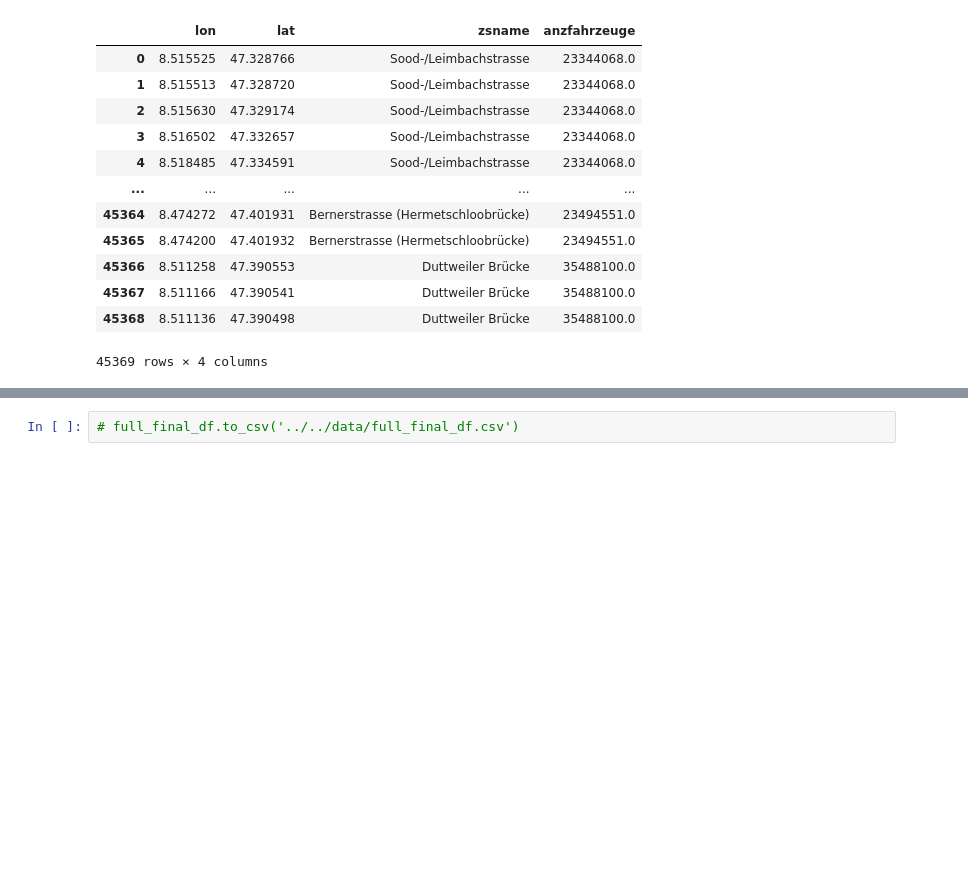
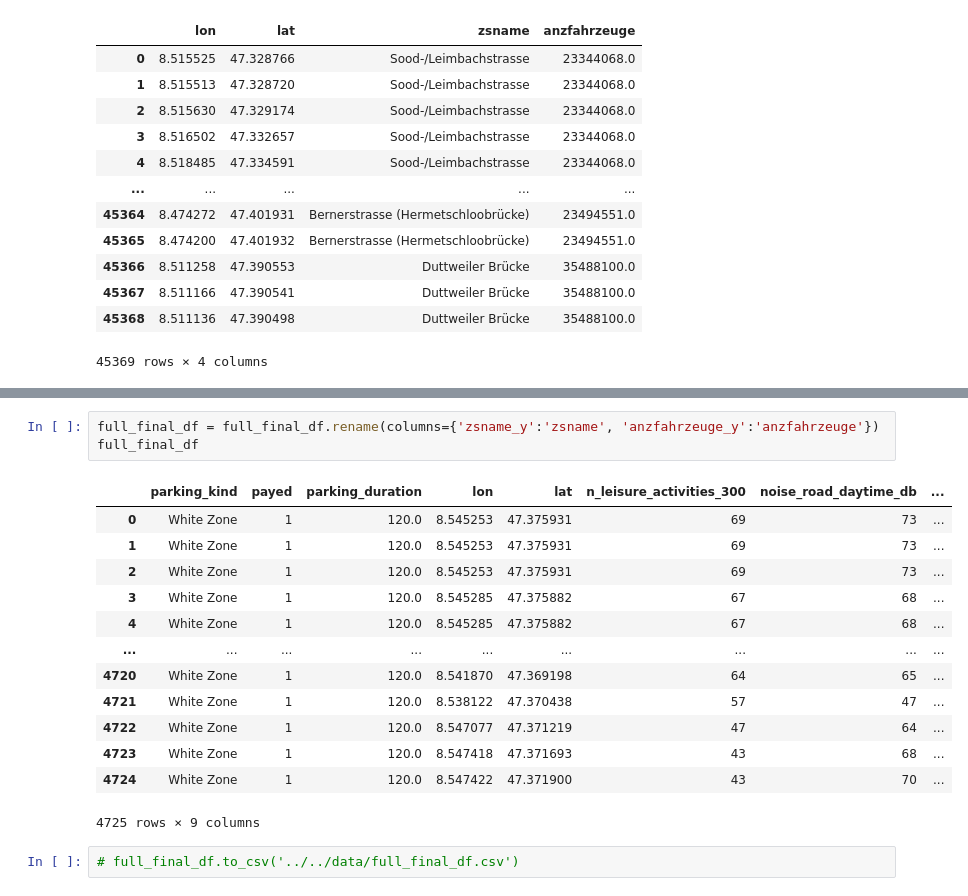
Before and after one commit to jincao1988/DS202308_UrbanParkingZurich, a Jupyter notebook: notebooks/antonio/main.ipynb, the cells around one changed output, grey strips where cells are left out. Drawn from its saved outputs; the diff is of its cells as text; blank space fills up the shorter version.

```diff
--- a/notebooks/antonio/main.ipynb
+++ b/notebooks/antonio/main.ipynb
@@ -306,6 +313,23 @@ full_final_df.head()
 | 2 | White Zone | 1 | 120.0 | 8.545253 | 47.375931 | 69 | 73 | ... |
 | 3 | White Zone | 1 | 120.0 | 8.545285 | 47.375882 | 67 | 68 | ... |
 | 4 | White Zone | 1 | 120.0 | 8.545285 | 47.375882 | 67 | 68 | ... |
+# %%
+full_final_df = full_final_df.rename(columns={'zsname_y':'zsname', 'anzfahrzeuge_y':'anzfahrzeuge'})
+full_final_df
+# %% [output]
+|  | parking_kind | payed | parking_duration | lon | lat | n_leisure_activities_300 | noise_road_daytime_db | ... |
+| 0 | White Zone | 1 | 120.0 | 8.545253 | 47.375931 | 69 | 73 | ... |
+| 1 | White Zone | 1 | 120.0 | 8.545253 | 47.375931 | 69 | 73 | ... |
+| 2 | White Zone | 1 | 120.0 | 8.545253 | 47.375931 | 69 | 73 | ... |
+| 3 | White Zone | 1 | 120.0 | 8.545285 | 47.375882 | 67 | 68 | ... |
+| 4 | White Zone | 1 | 120.0 | 8.545285 | 47.375882 | 67 | 68 | ... |
+| ... | ... | ... | ... | ... | ... | ... | ... | ... |
+| 4720 | White Zone | 1 | 120.0 | 8.541870 | 47.369198 | 64 | 65 | ... |
+| 4721 | White Zone | 1 | 120.0 | 8.538122 | 47.370438 | 57 | 47 | ... |
+| 4722 | White Zone | 1 | 120.0 | 8.547077 | 47.371219 | 47 | 64 | ... |
+| 4723 | White Zone | 1 | 120.0 | 8.547418 | 47.371693 | 43 | 68 | ... |
+| 4724 | White Zone | 1 | 120.0 | 8.547422 | 47.371900 | 43 | 70 | ... |
+4725 rows × 9 columns
 # %%
 # full_final_df.to_csv('../../data/full_final_df.csv')
 # %%
```
Also changed, not shown: parts of 10 cells of this notebook, 2 other files.
